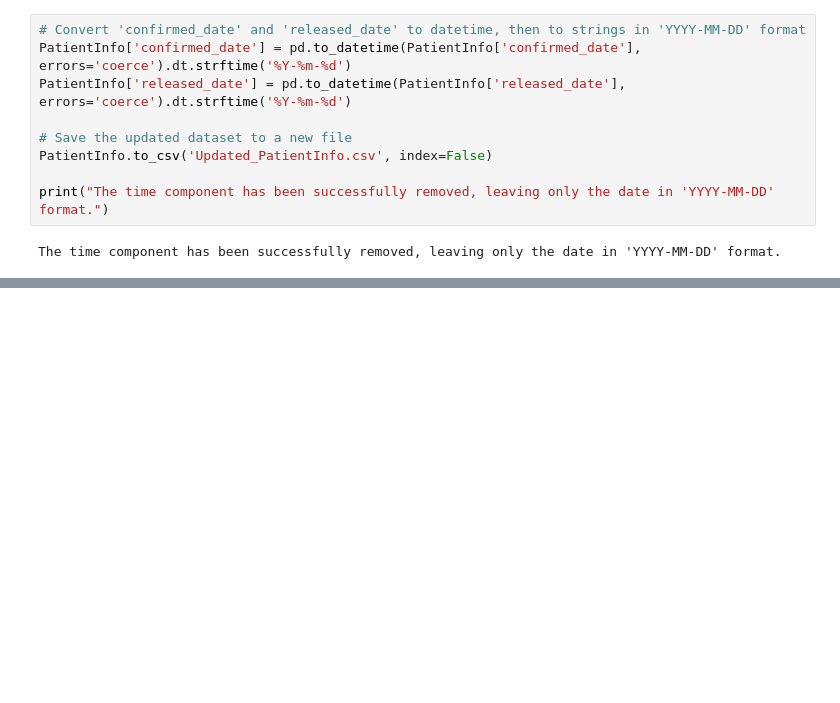
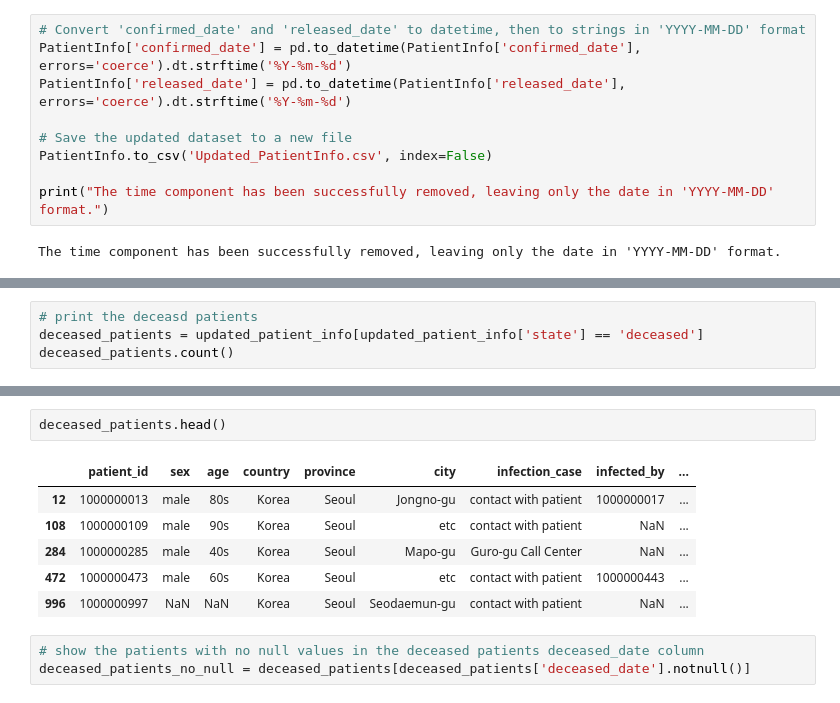
Before and after one commit to manal-aamir/Interactive-Data-Visualization-Dashboard-Using-D3, a Jupyter notebook: EDA.ipynb, the cells around one changed output, grey strips where cells are left out. Cells and saved outputs as stored; diff of their text form; blank space fills up the shorter version.

```diff
--- a/EDA.ipynb
+++ b/EDA.ipynb
@@ -166,0 +173,4 @@ The time component has been successfully removed, leaving only the date in 'YYYY
+# %%
+# print the deceasd patients
+deceased_patients = updated_patient_info[updated_patient_info['state'] == 'deceased']
+deceased_patients.count()
@@ -166,0 +192,12 @@ The time component has been successfully removed, leaving only the date in 'YYYY
+# %%
+deceased_patients.head()
+# %% [output]
+|  | patient_id | sex | age | country | province | city | infection_case | infected_by | ... |
+| 12 | 1000000013 | male | 80s | Korea | Seoul | Jongno-gu | contact with patient | 1000000017 | ... |
+| 108 | 1000000109 | male | 90s | Korea | Seoul | etc | contact with patient | NaN | ... |
+| 284 | 1000000285 | male | 40s | Korea | Seoul | Mapo-gu | Guro-gu Call Center | NaN | ... |
+| 472 | 1000000473 | male | 60s | Korea | Seoul | etc | contact with patient | 1000000443 | ... |
+| 996 | 1000000997 | NaN | NaN | Korea | Seoul | Seodaemun-gu | contact with patient | NaN | ... |
+# %%
+# show the patients with no null values in the deceased patients deceased_date column
+deceased_patients_no_null = deceased_patients[deceased_patients['deceased_date'].notnull()]
```
Also changed, not shown: parts of 13 cells of this notebook, 2 other files.
